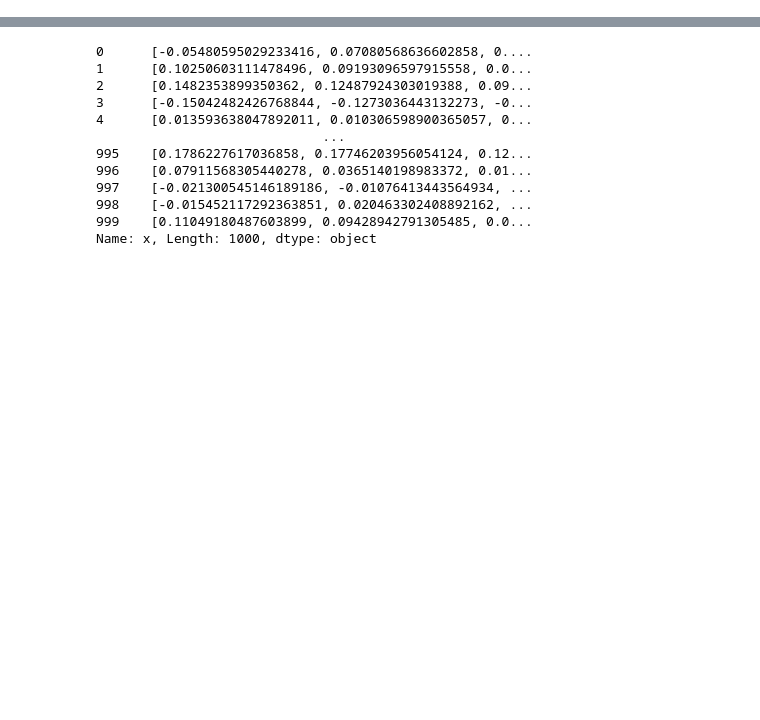
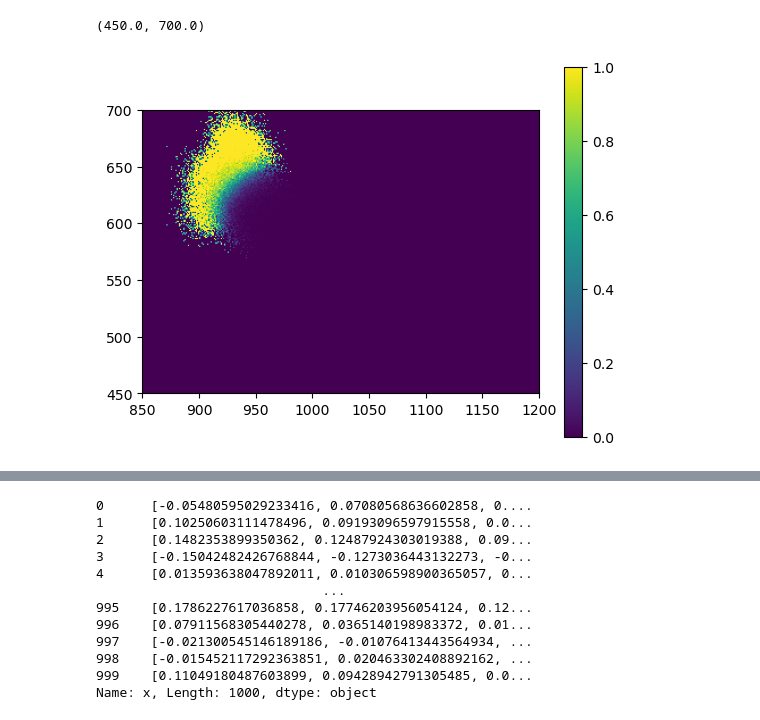
Before and after one commit to jschuel/MIGDAL_simulator, a Jupyter notebook: plot_output.ipynb, the cells around one changed output, grey strips where cells are left out. Saved outputs shown, nothing was run; the diff lists cells and outputs as text; code cells hidden in the pictures; blank space fills up the shorter version.

```diff
--- a/plot_output.ipynb
+++ b/plot_output.ipynb
@@ -6,0 +42,8 @@ df = pd.read_feather("data/4.975keV_1000Events_all.feather")
+# %%
+plt.imshow(fraction)
+plt.colorbar()
+plt.xlim(850,1200)
+plt.ylim(450,700)
+# %% [output]
+(450.0, 700.0)
+[figure, added]
```
Also changed, not shown: parts of 12 cells of this notebook, 2 other files.
